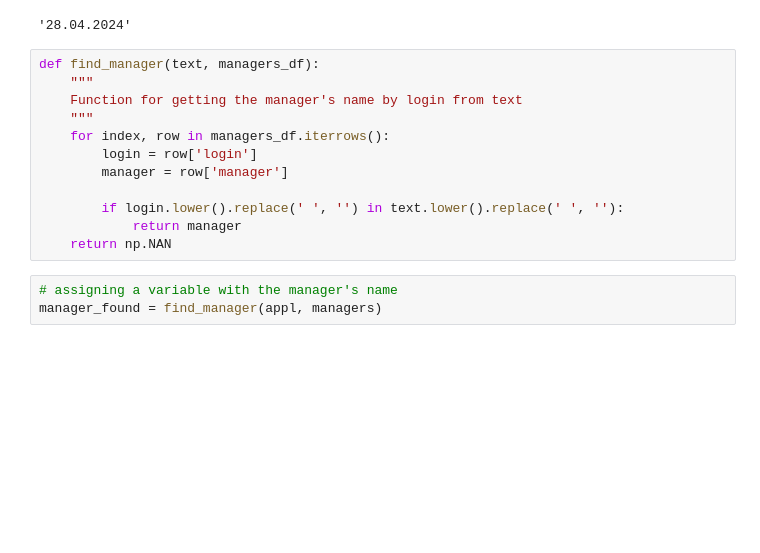
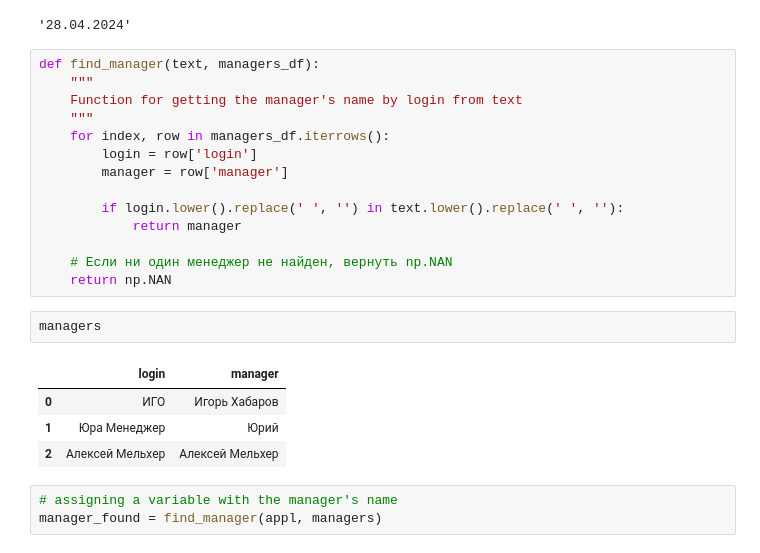
Before and after one commit to bronkaeux/applications, a Jupyter notebook: 20240502_applications.ipynb, the cells around one changed output. Saved outputs shown, nothing was run; the diff lists cells and outputs as text; blank space fills up the shorter version.

```diff
--- a/20240502_applications.ipynb
+++ b/20240502_applications.ipynb
@@ -93,7 +89,16 @@ def find_manager(text, managers_df):
 
         if login.lower().replace(' ', '') in text.lower().replace(' ', ''):
             return manager
+
+    # Если ни один менеджер не найден, вернуть np.NAN
     return np.NAN
+# %%
+managers
+# %% [output]
+|  | login | manager |
+| 0 | ИГО | Игорь Хабаров |
+| 1 | Юра Менеджер | Юрий |
+| 2 | Алексей Мельхер | Алексей Мельхер |
 # %%
 # assigning a variable with the manager's name
 manager_found = find_manager(appl, managers)
```
Also changed, not shown: parts of 16 cells of this notebook, 2 other files.
